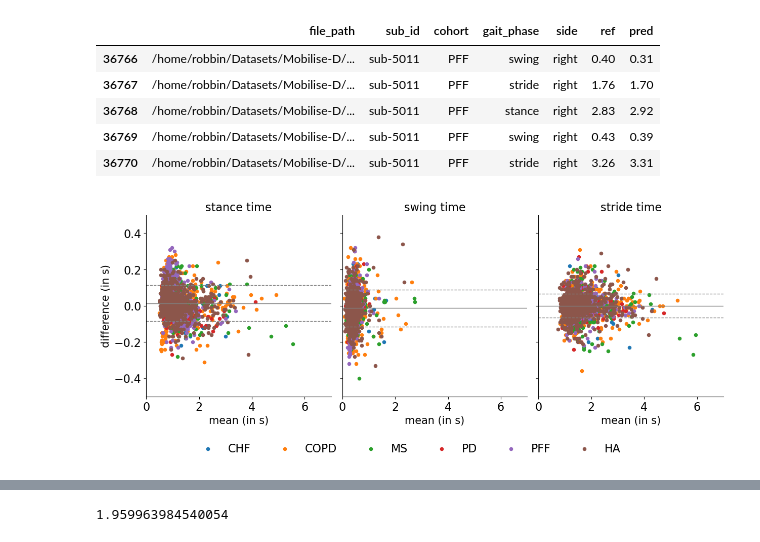
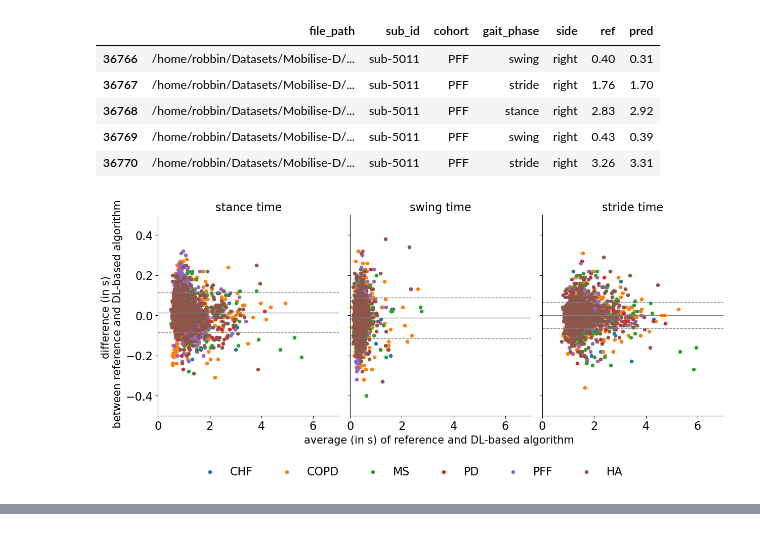
Before and after one commit to rmndrs89/mobilised, a Jupyter notebook: code/statistical_analysis.ipynb, the cells around one changed output, grey strips where cells are left out. Saved outputs shown, nothing was run; the diff lists cells and outputs as text; code cells hidden in the pictures.

```diff
--- a/code/statistical_analysis.ipynb
+++ b/code/statistical_analysis.ipynb
@@ -179,8 +179,8 @@ def get_metrics(df_events):
     return num_TPs, num_FNs, num_FPs, recall, precision
 # %%
 tsv_file = "gait_events_02.tsv"
-df = pd.read_csv(tsv_file, sep="\t", header=0)
-df.tail()
+df_events = pd.read_csv(tsv_file, sep="\t", header=0)
+df_events.tail()
 # %% [output]
 |  | file_path | sub_id | cohort | gait_event | side | ref | pred |
 | 26792 | /home/robbin/Datasets/Mobilise-D/... | sub-5011 | PFF | FC | R | 547.0 | 554.0 |
@@ -204,5 +198,0 @@ print(f"{nTPs:>5d}, {nFNs:>5d}, {nFPs:>5d}, {rec*100:>3.0f}, {prec*100:>3.0f}")
-# %%
-for coh, df_coh in df.groupby(["cohort", "gait_event"]):
-    num_TPs, num_FNs, num_FPs, recall, precision = get_metrics(df_coh)
-    if coh[1] == "FC":
-        print(f"{coh[0]:>4s}, {coh[1]:>2s} | {num_TPs:>4d}, {num_FNs:>4d}, {num_FPs:>4d},  {recall*100:>4.0f}, {precision*100:>4.0f}")
@@ -215,0 +204,8 @@ COPD, FC | 2235,   37,  137,    98,   94
+# %%
+for coh, df_coh in df_events.groupby(["cohort"]):
+    for evnt, df_evnt in df_coh.groupby(["gait_event"]):
+        if evnt == "IC":
+            num_IC_TPs, num_IC_FNs, num_IC_FPs, IC_recall, IC_precision = get_metrics(df_evnt)
+        else:
+            num_FC_TPs, num_FC_FNs, num_FC_FPs, FC_recall, FC_precision = get_metrics(df_evnt)
+    print(f"{coh:>4s} | {num_IC_TPs:>6d} {num_IC_FNs:>6d} {num_IC_FPs:>6} {IC_recall*100:>4.0f} {IC_precision*100:>4.0f} | {num_FC_TPs:>6d} {num_FC_FNs:>6d} {num_FC_FPs:>6} {FC_recall*100:>4.0f} {FC_precision*100:>4.0f}")
@@ -327,7 +326,7 @@ df_strides.tail()
 | 36769 | /home/robbin/Datasets/Mobilise-D/... | sub-5011 | PFF | swing | right | 0.43 | 0.39 |
 | 36770 | /home/robbin/Datasets/Mobilise-D/... | sub-5011 | PFF | stride | right | 3.26 | 3.31 |
 # %%
-fig, axs = plt.subplots(1, 3, sharey=True, figsize=(32/2.54, 12/2.54))
+fig, axs = plt.subplots(1, 3, sharey=True, figsize=(32/2.54, 13/2.54))
 for i, gait_phase in enumerate(df_strides["gait_phase"].unique()):
     df_sel = df_strides[(df_strides["gait_phase"]==gait_phase)]
     bland_altman_plot(
@@ -339,37 +338,37 @@ for i, gait_phase in enumerate(df_strides["gait_phase"].unique()):
     )
     for j, cohort in enumerate(group_order):
         df_coh = df_sel[(df_sel["cohort"]==cohort)]
         if (i < len(df_strides["gait_phase"].unique())-1) and j < len(group_order)-1:
             bland_altman_plot(
                 df_coh.ref,
                 df_coh.pred,
                 ax=axs[i],
                 annotate=False,
                 mean_line_kwds=dict(ls="None"),
                 limit_lines_kwds=dict(ls="None")
             )
         else:
             bland_altman_plot(df_coh.ref, df_coh.pred, ax=axs[i], annotate=False, scatter_kwds=dict(label=cohort), mean_line_kwds=dict(ls="None"), limit_lines_kwds=dict(ls="None"))
     axs[i].set_title(f"{gait_phase} time", fontsize=16)
 
 for i, ax in enumerate(axs):
-    ax.set_xlabel("mean (in s)")
+    ax.set_xlabel("average (in s) of reference and DL-based algorithm ") if i==1 else ax.set_xlabel("")
     ax.set_xlim((0.0, 7.0))
     ax.set_ylim((-0.5, 0.5))
     ax.spines["top"].set_visible(False)
     ax.spines["right"].set_visible(False)
     if i != 0:
         ax.set_ylabel("")
     else:
-        ax.set_ylabel("difference (in s)")
+        ax.set_ylabel(f"difference (in s) \n between reference and DL-based algorithm")
     for label in ax.get_xticklabels() + ax.get_yticklabels():
         label.set_fontsize(16)
 plt.tight_layout()
 plt.legend(bbox_to_anchor=(0.5, -0.2), ncol=6, frameon=False, fontsize=16)
-plt.savefig("bland_altman_stride_params.png", dpi=300, bbox_inches="tight")
+# plt.savefig("bland_altman_stride_params_CH.png", dpi=300, bbox_inches="tight")
 plt.show()
 # %% [output]
-[figure, old version]
+[figure, new version]
 # %%
 alpha = 0.05  # significance level
 for i, gait_phase in enumerate(df_strides["gait_phase"].unique()):
@@ -408,7 +407,3 @@ for i, gait_phase in enumerate(df_strides["gait_phase"].unique()):
                   PFF |     0.00 ( -0.07,   0.07)  0.751
                    HA |     0.00 ( -0.07,   0.07)  0.577
 ------------------------------------------------------------
-# %%
-scipy.stats.norm.ppf(1-(alpha/2))
-# %% [output]
-1.959963984540054
```
Also changed, not shown: parts of 16 cells of this notebook, 2 other files.
